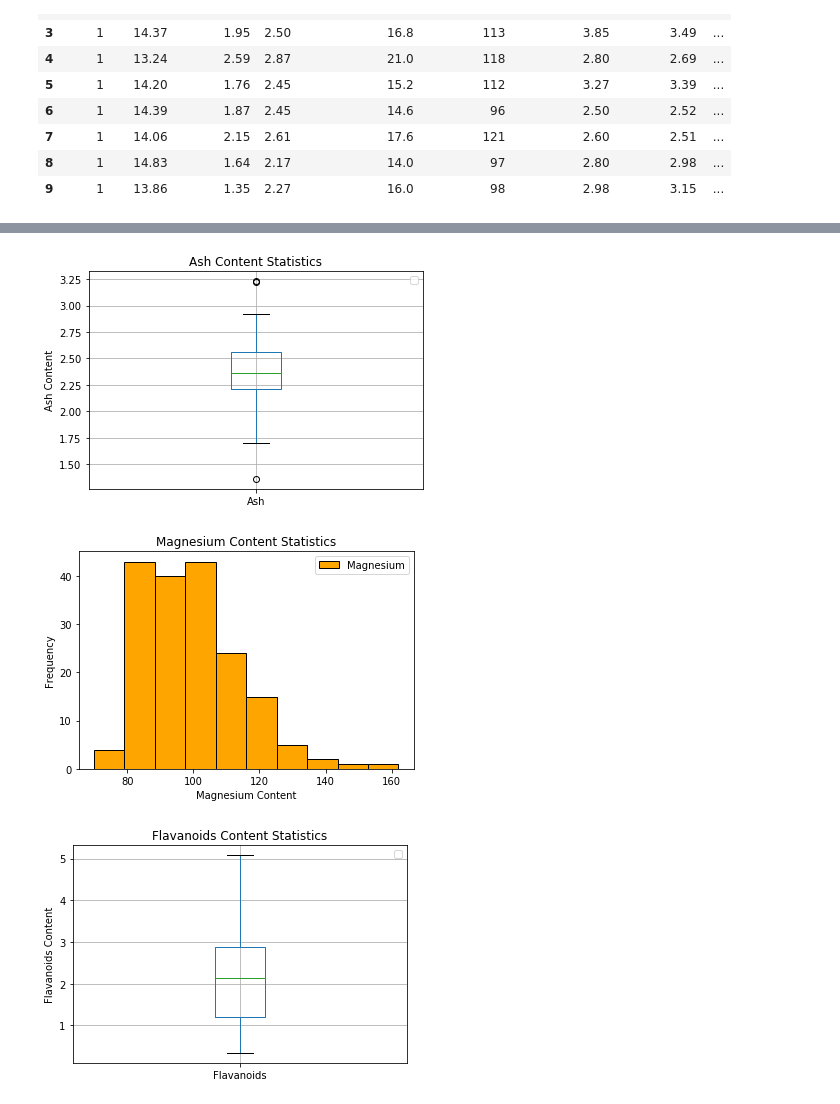
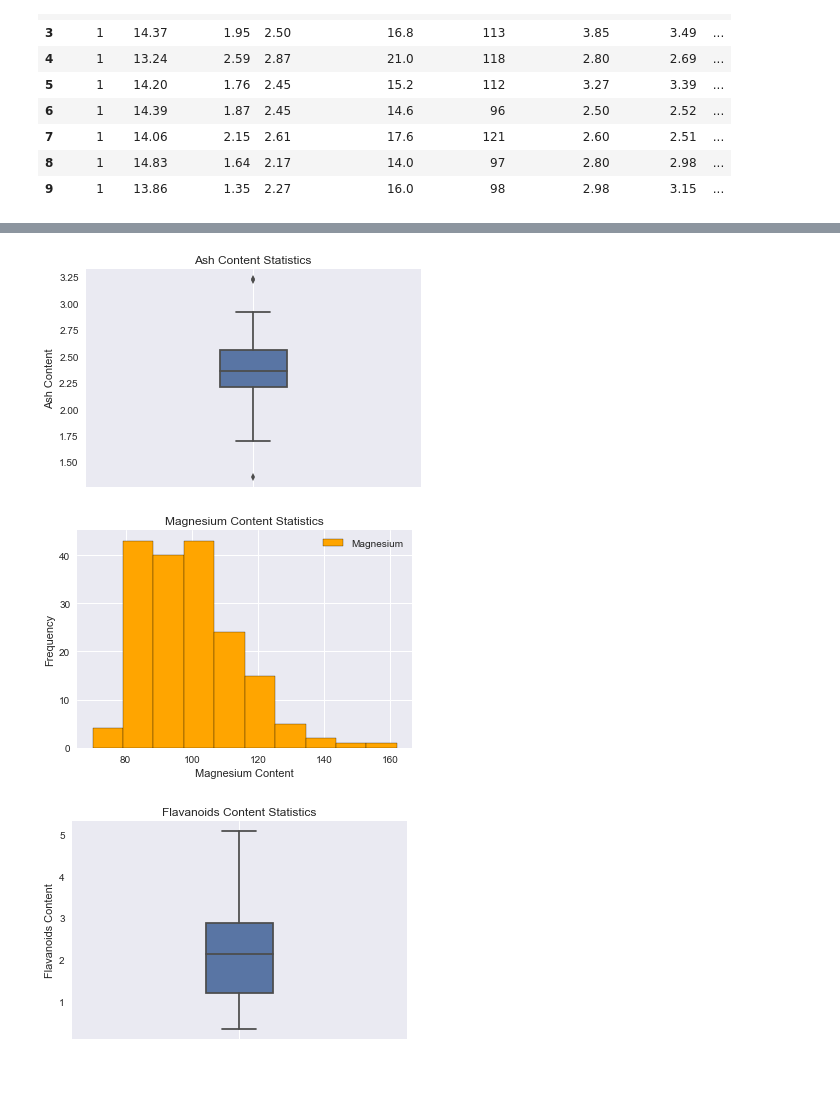
Before and after one commit to usefulmana/PDS_Assignment_II, a Jupyter notebook: Assignment2.ipynb, the cells around one changed output, grey strips where cells are left out. Drawn from its saved outputs; the diff is of its cells as text; code cells hidden in the pictures; blank space fills up the shorter version.

```diff
--- a/Assignment2.ipynb
+++ b/Assignment2.ipynb
@@ -1,9 +1,9 @@
 # %%
 import matplotlib.pyplot as plt
-import numpy as np
+import seaborn as sns
 import pandas as pd
 data_location = 'data/wine.csv'
-
+plt.style.use('seaborn')
 df = pd.read_csv(filepath_or_buffer=data_location, sep=',', decimal='.', header=None, names=[
     'Label', 'Alcohol', 'Malic Acid', 'Ash', 'Alcalinity of ash', 'Magnesium', 'Total phenols', 'Flavanoids' ,
     'Nonflavanoid phenols', 'Proanthocyanins', 'Color intensity', 'Hue', 'OD280/OD315 of diluted wines', 'Proline']
@@ -63,15 +63,15 @@ plt.close()
 # %%
 # Graph for alcohol %
-df['Ash'].plot(kind='box')
+sns.boxplot(x='Ash', data=df, orient='v', width=0.2)
 plt.title('Ash Content Statistics')
 plt.legend()
 plt.grid()
 plt.ylabel('Ash Content')
 plt.savefig('single/ash.png', bbox_inches = 'tight')
 plt.show()
 plt.close()
 # %% [output]
-[figure, old version]
+[figure, new version]
 # %%
 # Graph for alcohol %
 df['Magnesium'].plot(kind='hist', bins=10, edgecolor="k", facecolor='orange')
@@ -83,10 +83,10 @@ plt.savefig('single/magnesium.png', bbox_inches = 'tight')
 plt.show()
 plt.close()
 # %% [output]
-[figure, old version]
+[figure, new version]
 # %%
 # Graph for Flavanoids %
-df['Flavanoids'].plot(kind='box')
+sns.boxplot(x='Flavanoids', data=df, orient='v', width=0.2)
 plt.title('Flavanoids Content Statistics')
 plt.legend()
 plt.grid()
@@ -95,7 +95,7 @@ plt.savefig('single/flavanoids.png', bbox_inches = 'tight')
 plt.show()
 plt.close()
 # %% [output]
-[figure, old version]
+[figure, new version]
 # %%
 # Graph for Proline
 df['Proline'].plot(kind='hist', bins=10, edgecolor="k", facecolor='teal')
```
Also changed, not shown: parts of 17 cells of this notebook, 20 other files.
